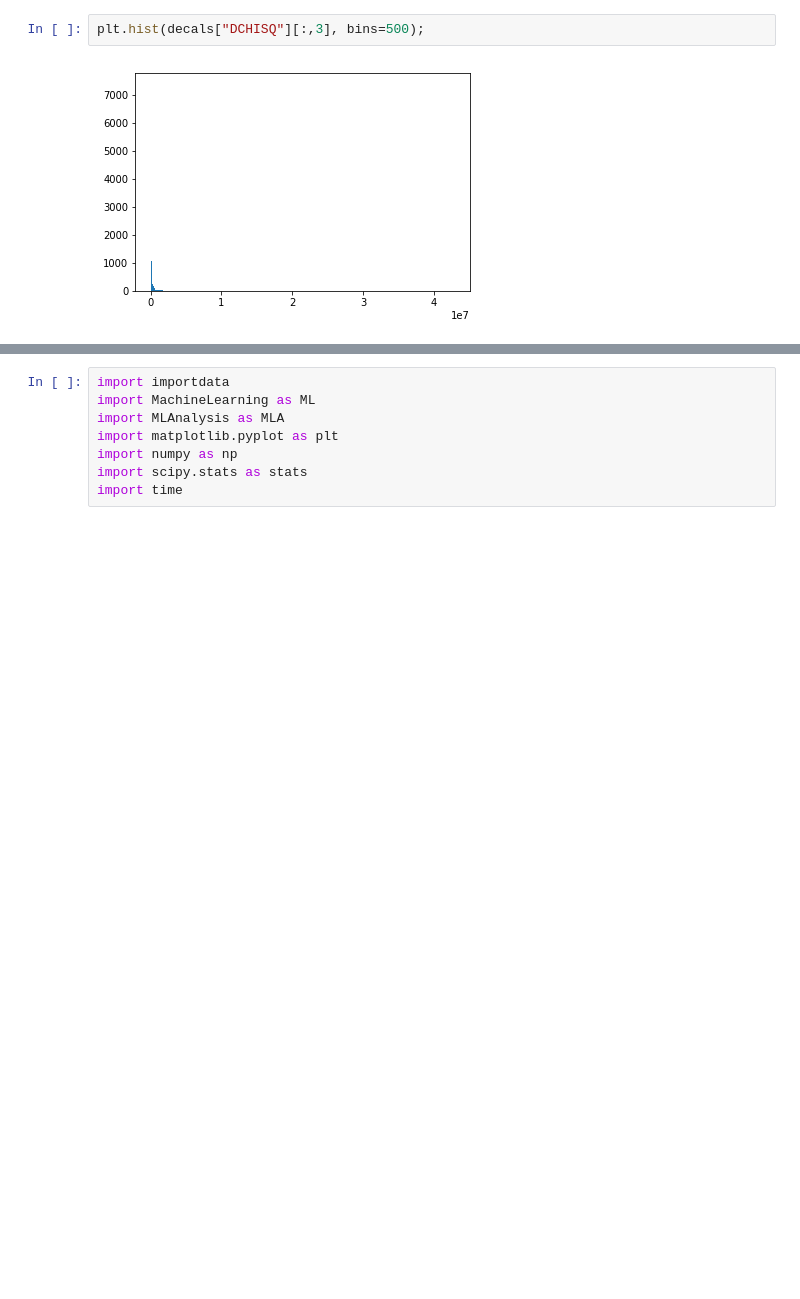
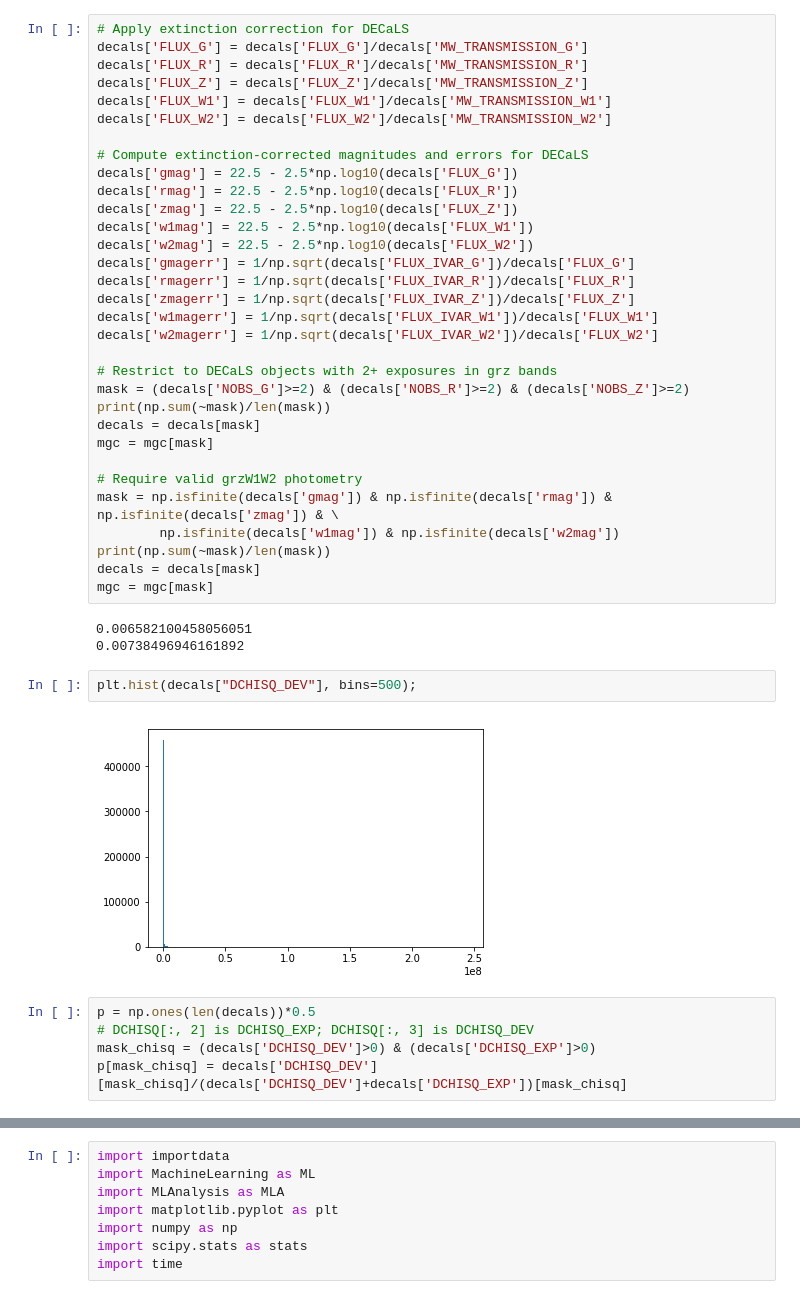
Before and after one commit to AlanPearl/margaret, a Jupyter notebook: notebooks/RedshiftAnalysis.ipynb, the cells around one changed output, grey strips where cells are left out. Drawn from its saved outputs; the diff is of its cells as text; blank space fills up the shorter version.

```diff
--- a/notebooks/RedshiftAnalysis.ipynb
+++ b/notebooks/RedshiftAnalysis.ipynb
@@ -16,4 +24,44 @@ mgc = Table.read(mgc_loc)[:10000]
+# %%
+# Apply extinction correction for DECaLS
+decals['FLUX_G'] = decals['FLUX_G']/decals['MW_TRANSMISSION_G']
+decals['FLUX_R'] = decals['FLUX_R']/decals['MW_TRANSMISSION_R']
+decals['FLUX_Z'] = decals['FLUX_Z']/decals['MW_TRANSMISSION_Z']
+decals['FLUX_W1'] = decals['FLUX_W1']/decals['MW_TRANSMISSION_W1']
+decals['FLUX_W2'] = decals['FLUX_W2']/decals['MW_TRANSMISSION_W2']
+
+# Compute extinction-corrected magnitudes and errors for DECaLS
+decals['gmag'] = 22.5 - 2.5*np.log10(decals['FLUX_G'])
+decals['rmag'] = 22.5 - 2.5*np.log10(decals['FLUX_R'])
+decals['zmag'] = 22.5 - 2.5*np.log10(decals['FLUX_Z'])
+decals['w1mag'] = 22.5 - 2.5*np.log10(decals['FLUX_W1'])
+decals['w2mag'] = 22.5 - 2.5*np.log10(decals['FLUX_W2'])
+decals['gmagerr'] = 1/np.sqrt(decals['FLUX_IVAR_G'])/decals['FLUX_G']
+decals['rmagerr'] = 1/np.sqrt(decals['FLUX_IVAR_R'])/decals['FLUX_R']
+decals['zmagerr'] = 1/np.sqrt(decals['FLUX_IVAR_Z'])/decals['FLUX_Z']
+decals['w1magerr'] = 1/np.sqrt(decals['FLUX_IVAR_W1'])/decals['FLUX_W1']
+decals['w2magerr'] = 1/np.sqrt(decals['FLUX_IVAR_W2'])/decals['FLUX_W2']
+
+# Restrict to DECaLS objects with 2+ exposures in grz bands
+mask = (decals['NOBS_G']>=2) & (decals['NOBS_R']>=2) & (decals['NOBS_Z']>=2)
+print(np.sum(~mask)/len(mask))
+decals = decals[mask]
+mgc = mgc[mask]
+
+# Require valid grzW1W2 photometry
+mask = np.isfinite(decals['gmag']) & np.isfinite(decals['rmag']) & np.isfinite(decals['zmag']) & \
+        np.isfinite(decals['w1mag']) & np.isfinite(decals['w2mag'])
+print(np.sum(~mask)/len(mask))
+decals = decals[mask]
+mgc = mgc[mask]
+# %% [output]
+0.006582100458056051
+0.00738496946161892
 # %%
-plt.hist(decals["DCHISQ"][:,3], bins=500);
+plt.hist(decals["DCHISQ_DEV"], bins=500);
 # %% [output]
-[figure, old version]
+[figure, new version]
+# %%
+p = np.ones(len(decals))*0.5
+# DCHISQ[:, 2] is DCHISQ_EXP; DCHISQ[:, 3] is DCHISQ_DEV
+mask_chisq = (decals['DCHISQ_DEV']>0) & (decals['DCHISQ_EXP']>0)
+p[mask_chisq] = decals['DCHISQ_DEV'][mask_chisq]/(decals['DCHISQ_DEV']+decals['DCHISQ_EXP'])[mask_chisq]
```
Also changed, not shown: parts of 8 cells of this notebook, 2 other files.
